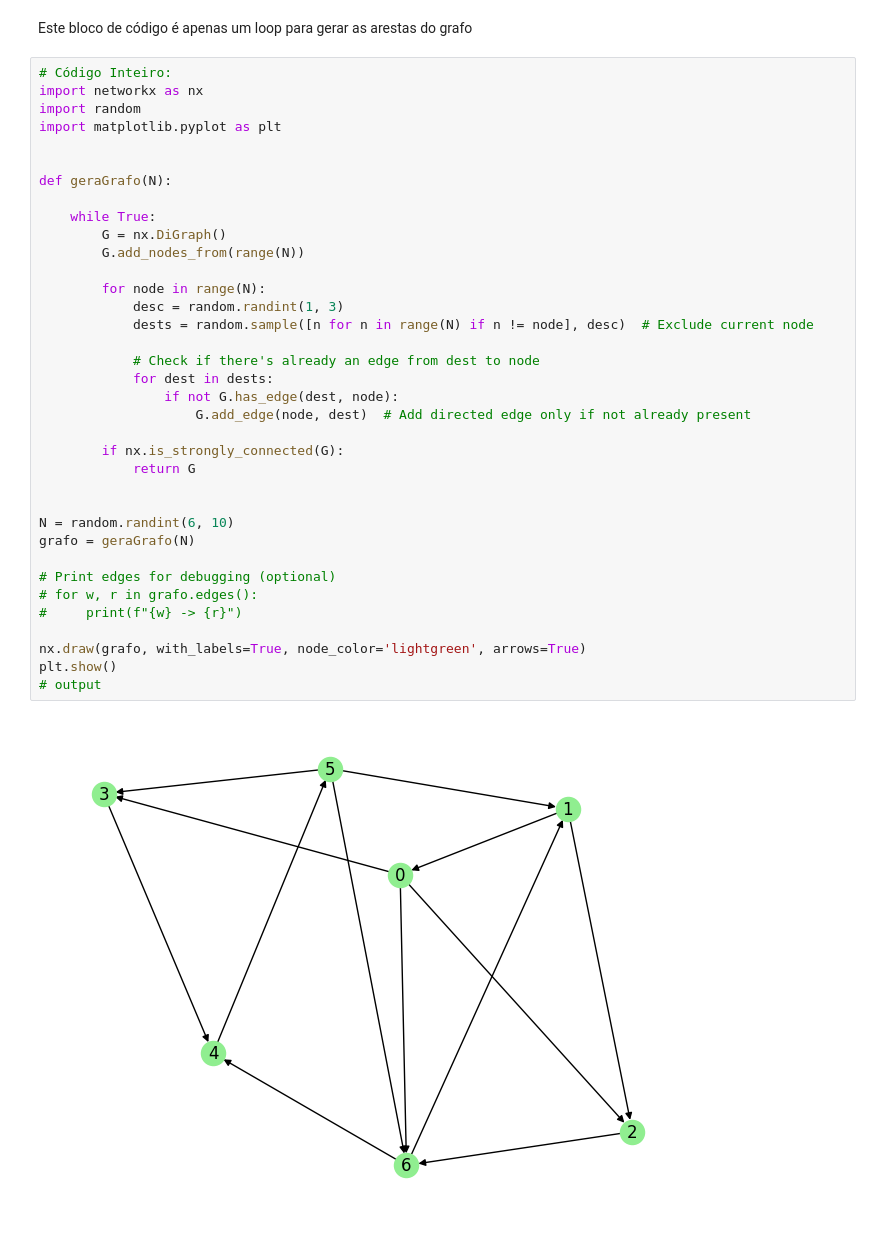
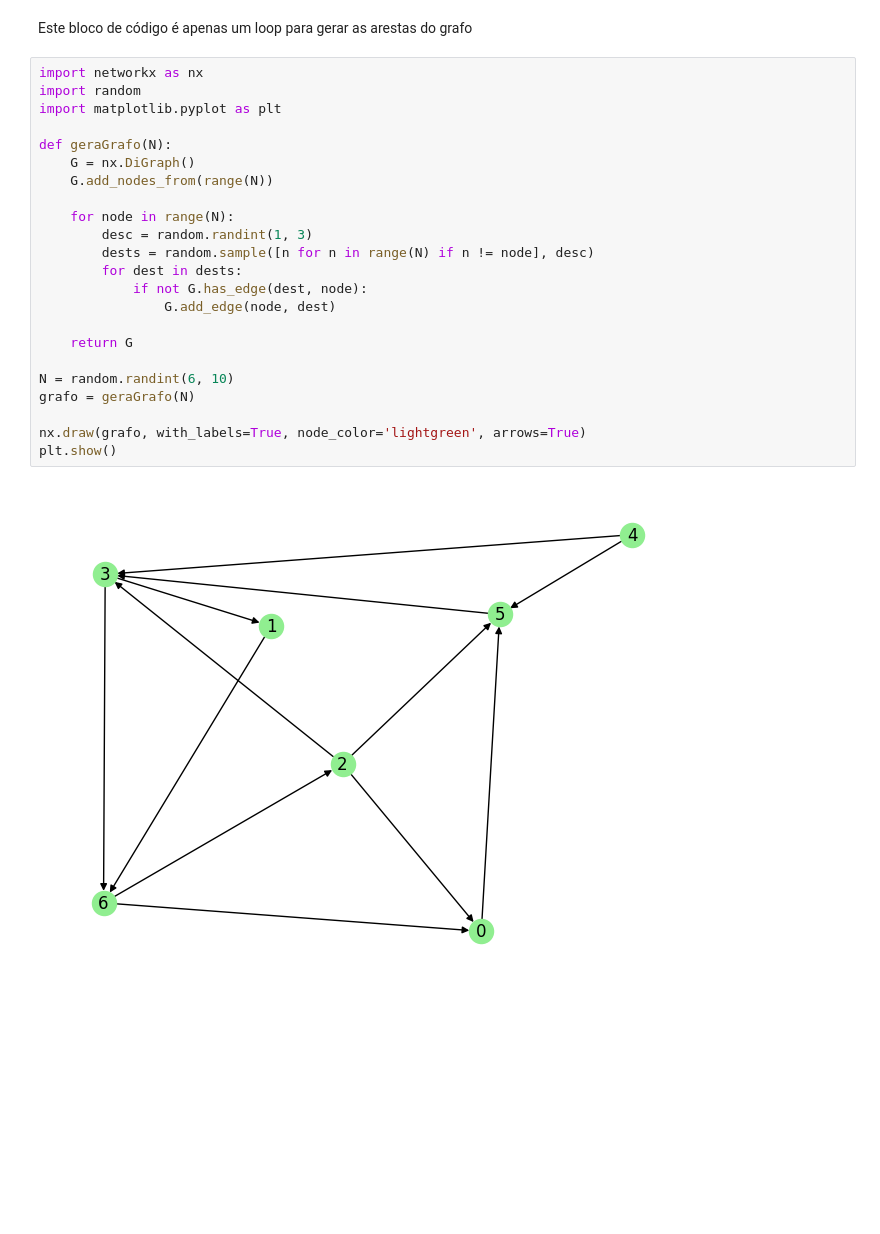
Before and after one commit to 27Nizzo/Logica-Comp.-TP-s, a Jupyter notebook: tp1pt2.ipynb, the cells around one changed output. Cells and saved outputs as stored; diff of their text form; blank space fills up the shorter version.

```diff
--- a/tp1pt2.ipynb
+++ b/tp1pt2.ipynb
@@ -55,43 +55,30 @@ for w,r in grafo.edges():
 # %% [markdown]
 Este bloco de código é apenas um loop para gerar as arestas do grafo
 # %%
-# Código Inteiro:
 import networkx as nx
 import random
 import matplotlib.pyplot as plt
 
+def geraGrafo(N):
+    G = nx.DiGraph()
+    G.add_nodes_from(range(N))
 
-def geraGrafo(N):
+    for node in range(N):
+        desc = random.randint(1, 3)
+        dests = random.sample([n for n in range(N) if n != node], desc)
+        for dest in dests:
+            if not G.has_edge(dest, node):
+                G.add_edge(node, dest)
 
-    while True:
-        G = nx.DiGraph()
-        G.add_nodes_from(range(N))
-
-        for node in range(N):
-            desc = random.randint(1, 3)
-            dests = random.sample([n for n in range(N) if n != node], desc)  # Exclude current node
-
-            # Check if there's already an edge from dest to node
-            for dest in dests:
-                if not G.has_edge(dest, node):
-                    G.add_edge(node, dest)  # Add directed edge only if not already present
-
-        if nx.is_strongly_connected(G):
-            return G
-
+    return G
 
 N = random.randint(6, 10)
 grafo = geraGrafo(N)
 
-# Print edges for debugging (optional)
-# for w, r in grafo.edges():
-#     print(f"{w} -> {r}")
-
 nx.draw(grafo, with_labels=True, node_color='lightgreen', arrows=True)
 plt.show()
-# output
 # %% [output]
-[figure, old version]
+[figure, new version]
 # %% [markdown]
 ### Alinea b)
 Objétivos:
```
Also changed, not shown: parts of 2 cells of this notebook.
